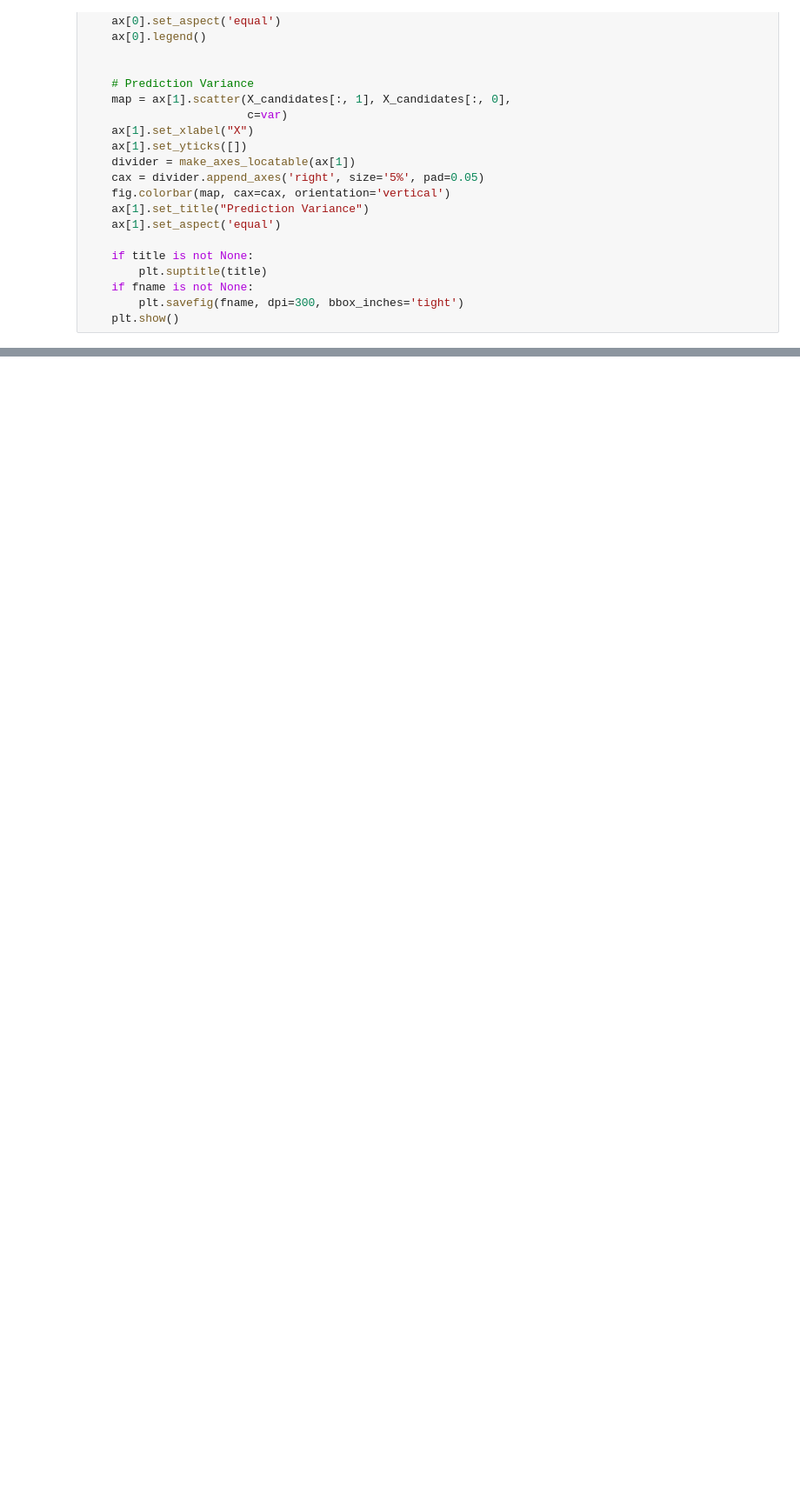
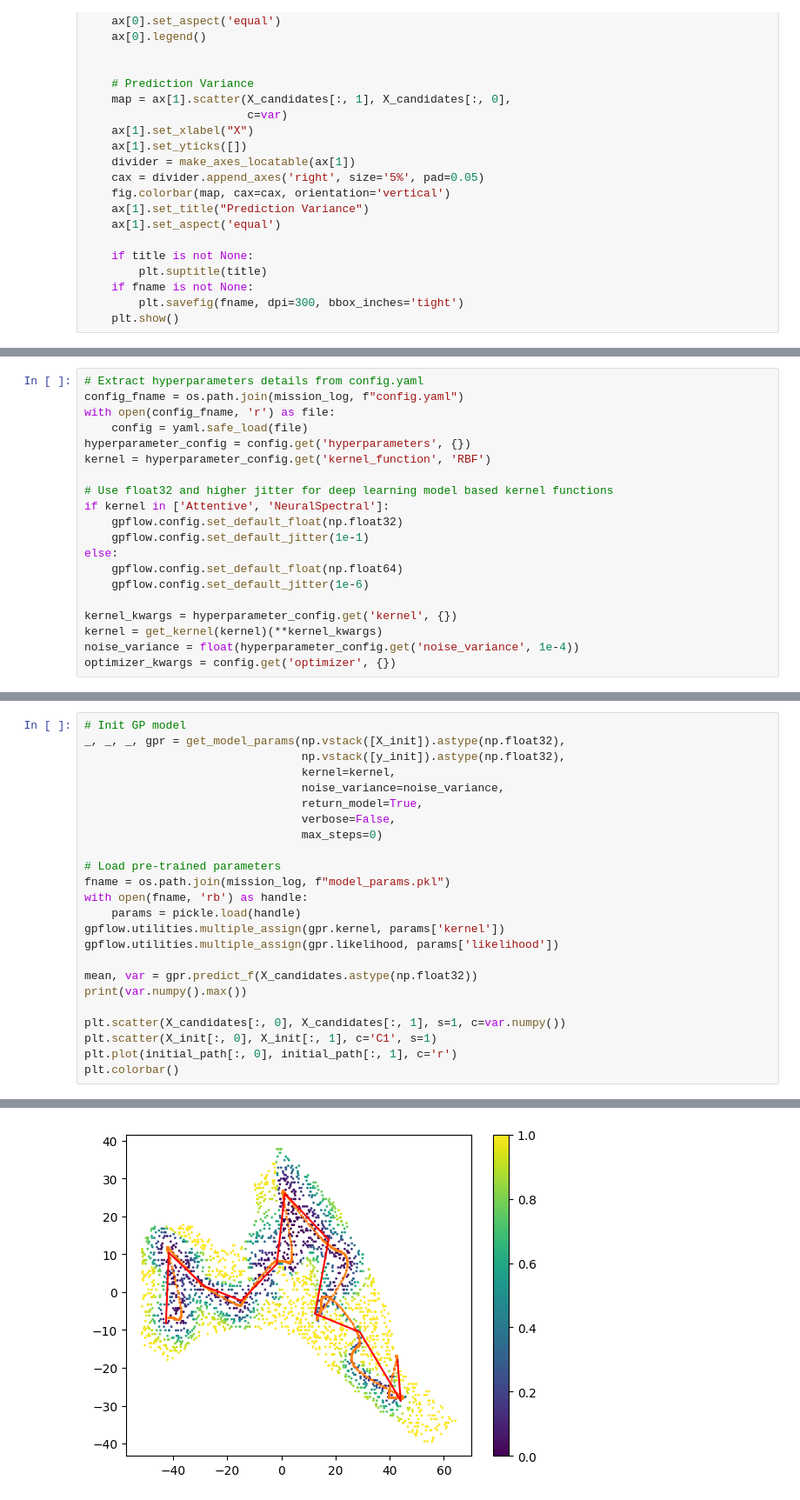
Before and after one commit to itskalvik/ros_sgp_tools, a Jupyter notebook: scripts/postprocess.ipynb, the cells around one changed output, grey strips where cells are left out. Shown at 87% size. Drawn from its saved outputs; the diff is of its cells as text; blank space fills up the shorter version.

Commit message:
Update postprocessing notebook to handle coverage mission logs

```diff
--- a/scripts/postprocess.ipynb
+++ b/scripts/postprocess.ipynb
@@ -137,0 +123,20 @@ for key in waypoints.keys():
+# %%
+# Extract hyperparameters details from config.yaml
+config_fname = os.path.join(mission_log, f"config.yaml")
+with open(config_fname, 'r') as file:
+    config = yaml.safe_load(file)
+hyperparameter_config = config.get('hyperparameters', {})
+kernel = hyperparameter_config.get('kernel_function', 'RBF')
+
+# Use float32 and higher jitter for deep learning model based kernel functions
+if kernel in ['Attentive', 'NeuralSpectral']:
+    gpflow.config.set_default_float(np.float32)
+    gpflow.config.set_default_jitter(1e-1)
+else:
+    gpflow.config.set_default_float(np.float64)
+    gpflow.config.set_default_jitter(1e-6)
+
+kernel_kwargs = hyperparameter_config.get('kernel', {})
+kernel = get_kernel(kernel)(**kernel_kwargs)
+noise_variance = float(hyperparameter_config.get('noise_variance', 1e-4))
+optimizer_kwargs = config.get('optimizer', {})
@@ -137,0 +145,25 @@ for key in waypoints.keys():
+# %%
+# Init GP model
+_, _, _, gpr = get_model_params(np.vstack([X_init]).astype(np.float32),
+                                np.vstack([y_init]).astype(np.float32),
+                                kernel=kernel,
+                                noise_variance=noise_variance,
+                                return_model=True,
+                                verbose=False,
+                                max_steps=0)
+
+# Load pre-trained parameters
+fname = os.path.join(mission_log, f"model_params.pkl")
+with open(fname, 'rb') as handle:
+    params = pickle.load(handle)
+gpflow.utilities.multiple_assign(gpr.kernel, params['kernel'])
+gpflow.utilities.multiple_assign(gpr.likelihood, params['likelihood'])
+
+mean, var = gpr.predict_f(X_candidates.astype(np.float32))
+print(var.numpy().max())
+
+plt.scatter(X_candidates[:, 0], X_candidates[:, 1], s=1, c=var.numpy())
+plt.scatter(X_init[:, 0], X_init[:, 1], c='C1', s=1)
+plt.plot(initial_path[:, 0], initial_path[:, 1], c='r')
+plt.colorbar()
+# %% [output]
@@ -137,0 +172 @@ for key in waypoints.keys():
+[figure, added]
```
Also changed, not shown: parts of 11 cells of this notebook.
